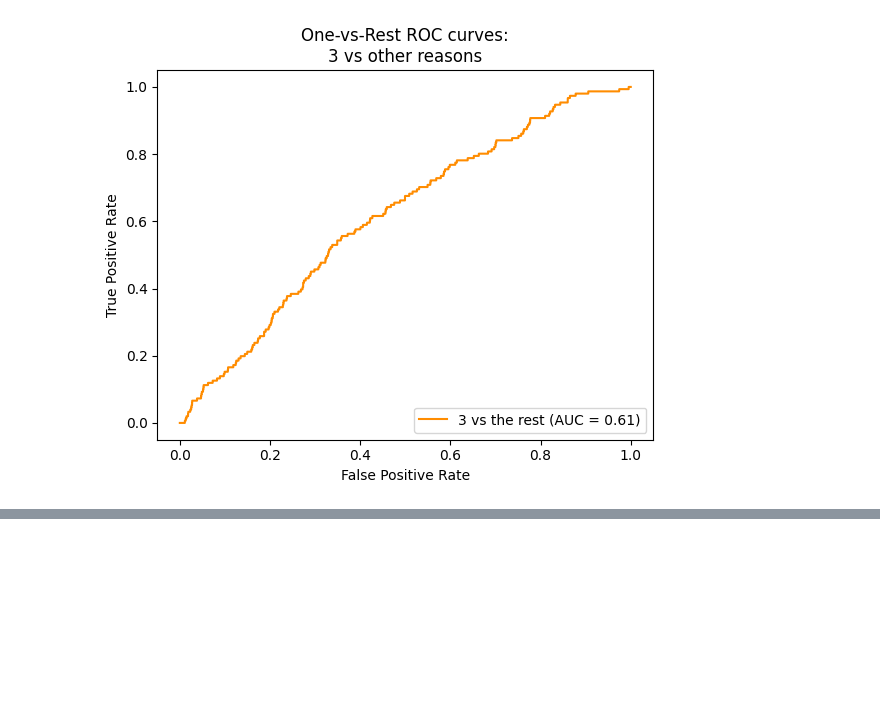
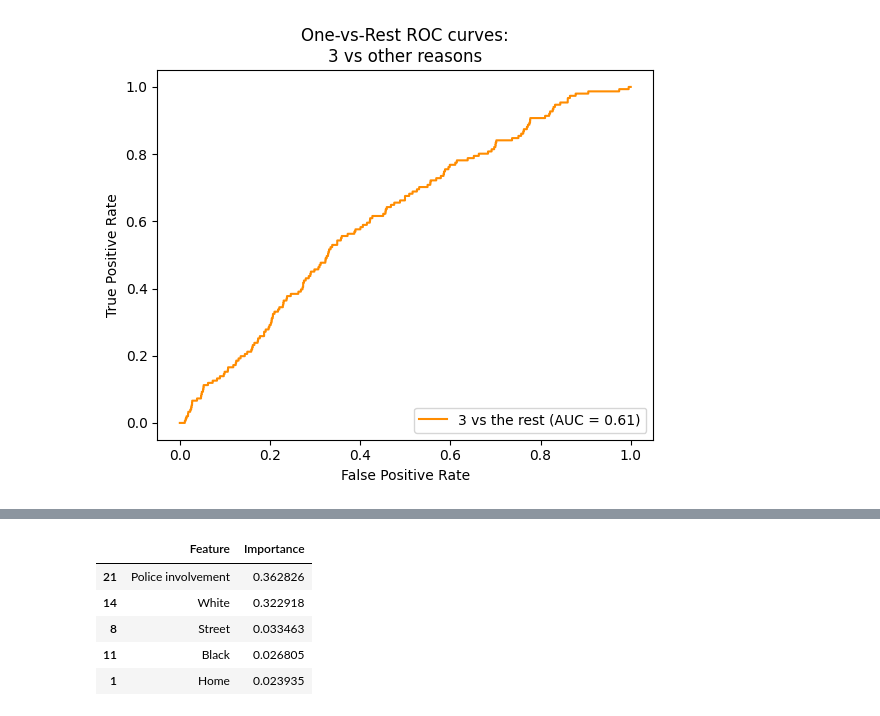
Before and after one commit to ahuang28/cs3244_final_project, a Jupyter notebook: code.ipynb, the cells around one changed output, grey strips where cells are left out. Cells and saved outputs as stored; diff of their text form; code cells hidden in the pictures; blank space fills up the shorter version.

```diff
--- a/code.ipynb
+++ b/code.ipynb
@@ -882,0 +937,10 @@ Best Parameters: {'learning_rate': 0.1, 'max_depth': 15, 'subsample': 0.5}
+# %%
+#Most important features in XGBoost class weights model
+xgb_importance_df.head()
+# %% [output]
+|  | Feature | Importance |
+| 21 | Police involvement | 0.362826 |
+| 14 | White | 0.322918 |
+| 8 | Street | 0.033463 |
+| 11 | Black | 0.026805 |
+| 1 | Home | 0.023935 |
```
Also changed, not shown: parts of 9 cells of this notebook.
